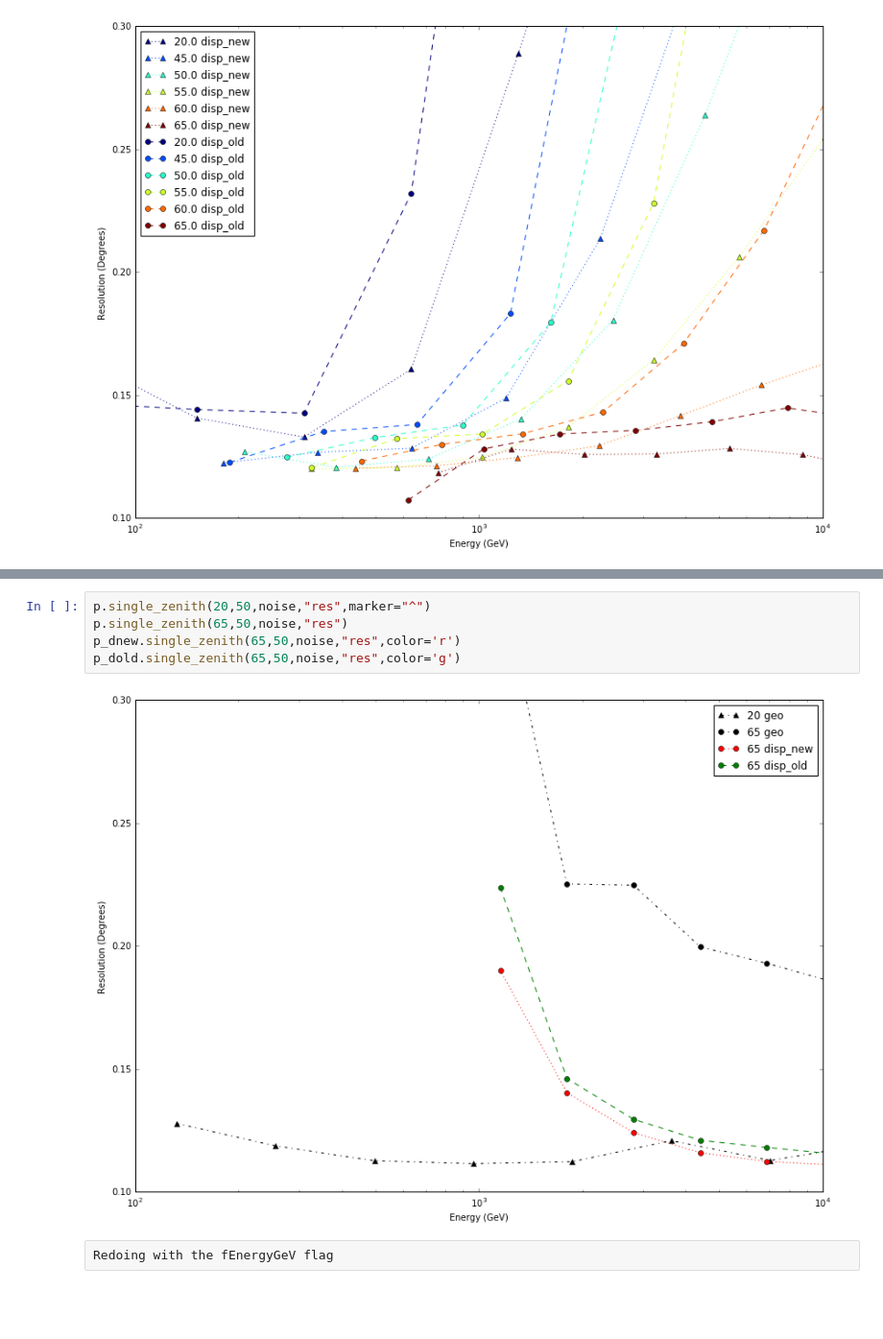
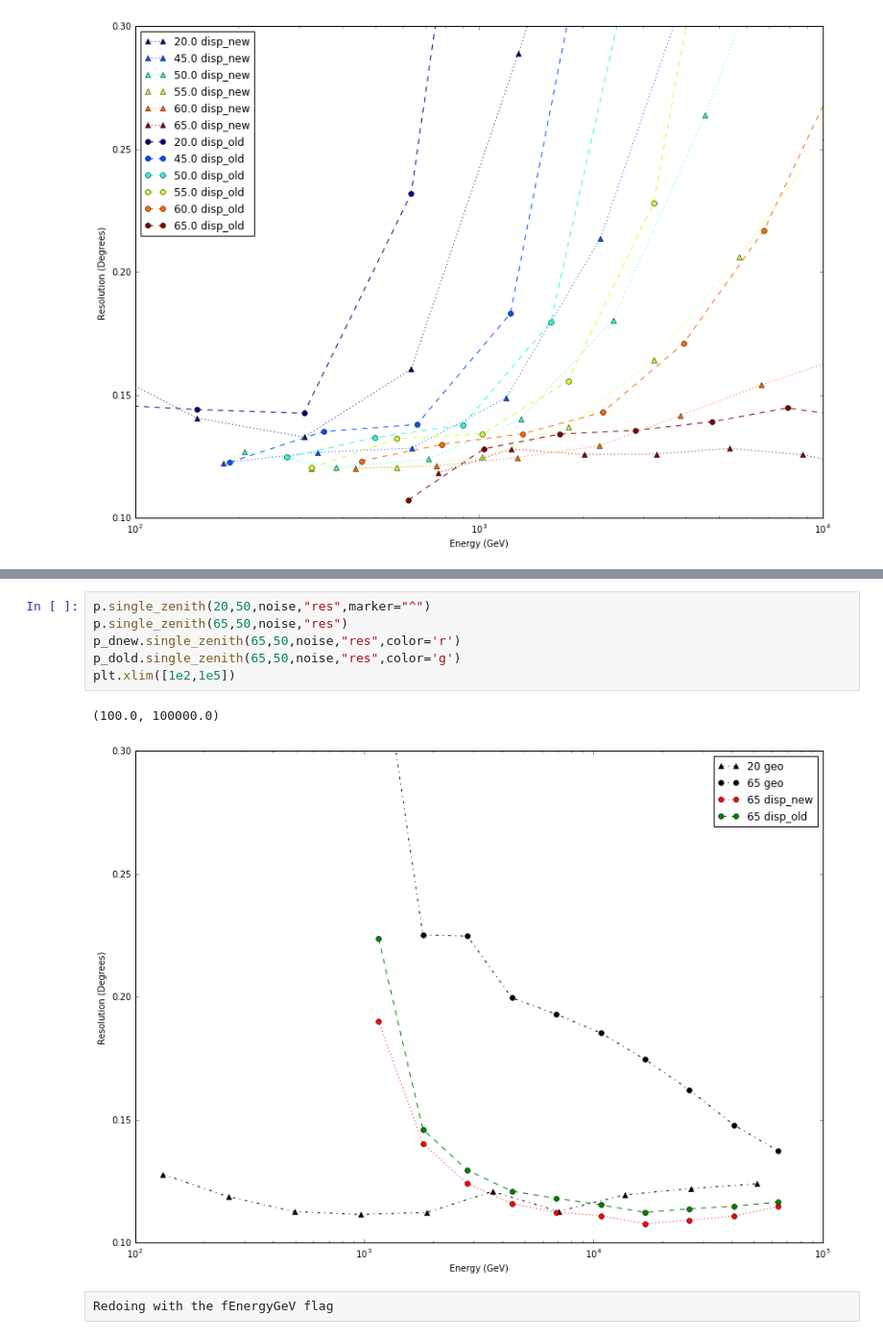
Before and after one commit to VERITAS-Nevis/Vegas_Nevis_scripts, a Jupyter notebook: Disp Validation.ipynb, the cells around one changed output, grey strips where cells are left out. Shown at 96% size. Saved outputs shown, nothing was run; the diff lists cells and outputs as text; blank space fills up the shorter version.

```diff
--- a/Disp Validation.ipynb
+++ b/Disp Validation.ipynb
@@ -278,10 +287,12 @@ plt.ylim([0.1,0.30])
 # %%
 p.single_zenith(20,50,noise,"res",marker="^")
 p.single_zenith(65,50,noise,"res")
 p_dnew.single_zenith(65,50,noise,"res",color='r')
 p_dold.single_zenith(65,50,noise,"res",color='g')
+plt.xlim([1e2,1e5])
 # %% [output]
+(100.0, 100000.0)
-[figure, old version]
+[figure, new version]
 # %% [raw]
 Redoing with the fEnergyGeV flag
 # %% [raw]
```
Also changed, not shown: parts of 4 cells of this notebook, 4 other files.
